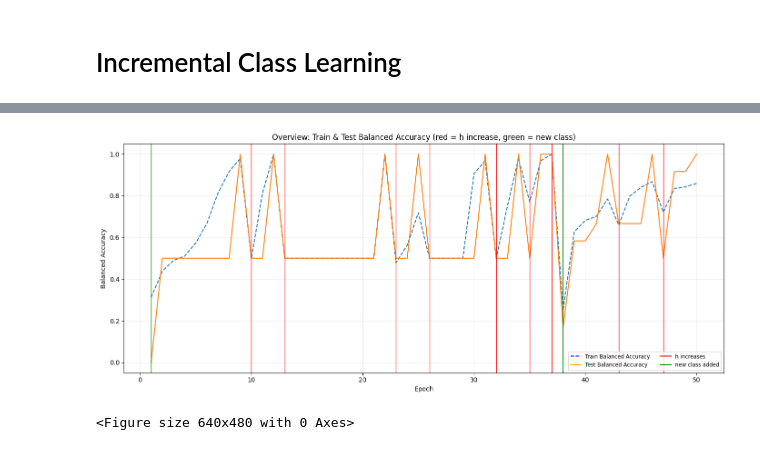
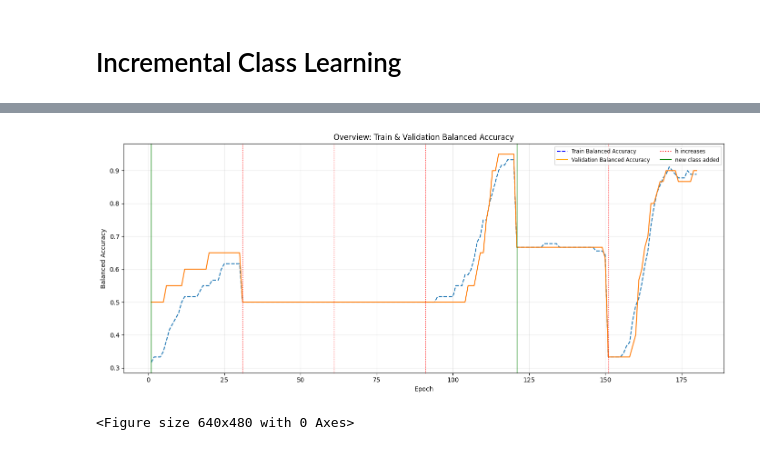
Before and after one commit to LuciaPauw/RW441Assignments, a Jupyter notebook: assignment3/iris_nn.ipynb, the cells around one changed output, grey strips where cells are left out. Cells and saved outputs as stored; diff of their text form; code cells hidden in the pictures.

```diff
--- a/assignment3/iris_nn.ipynb
+++ b/assignment3/iris_nn.ipynb
@@ -261,6 +338,6 @@ Counter({1: 80, 2: 24, 0: 16})
 # %%
 hidden_sizes = [0, 1, 2, 4, 8, 16, 32]
-epochs = 50
+epochs = 30
 results = {}
 
 SEED = 43
@@ -270,9 +347,9 @@ torch.manual_seed(SEED)
 
 for h in hidden_sizes:
     print(f"\n=== Full model with hidden_size = {h} ===")
-    train_hist, test_hist, num_epochs = tune_iris(hidden=h, output_size=3, epochs=epochs, lr=0.01,
-                                                  train_loader=train_loader, test_loader=test_loader,
+    train_hist, test_hist, num_epochs, holdout_hist = tune_iris(hidden=h, output_size=3, epochs=epochs, lr=0.001,
+                                                  train_loader=train_loader, test_loader=valid_loader,
                                                   verbose=True)
-    results[h] = {"train": train_hist, "test": test_hist, "num_epochs_used": num_epochs}
+    results[h] = {"train": train_hist, "test": test_hist, "num_epochs_used": num_epochs, "holdout": holdout_hist}
 # %% [output]
 === Full model with hidden_size = 0 ===
@@ -324,8 +435,7 @@ plt.show()
 # %% [markdown]
 # Incremental Class Learning
 # %%
-# chosen class counts: target_counts={0: 20, 1: 100, 2: 30}
-class_order = np.array([0, 2, 1])
+class_order = sorted(target_counts, key=target_counts.get)
 # %%
 # implement incremental class learning
 # 1. subset data
@@ -333,7 +443,7 @@ class_order = np.array([0, 2, 1])
 # 3. underfits? add hidden neurons and retrain
 # 4. satisfactory performance? add next class and repeat from 1
 
-def incr_class_learning(class_order, X_train, X_valid, y_train, y_valid):
+def incr_class_learning(class_order, X_train, X_valid, y_train, y_valid, test_loader):
     results = []
     hidden = 0
     for step in range(2, len(class_order)+1):
@@ -361,16 +471,16 @@ def incr_class_learning(class_order, X_train, X_valid, y_train, y_valid):
 
         # create datasets and dataloaders
         train_ds = TensorDataset(X_train_tensor, y_train_tensor)
-        test_ds = TensorDataset(X_valid_tensor, y_valid_tensor)
+        valid_ds = TensorDataset(X_valid_tensor, y_valid_tensor)
 
         train_loader = DataLoader(train_ds, batch_size=16, shuffle=True)
-        test_loader = DataLoader(test_ds, batch_size=32, shuffle=False)
+        valid_loader = DataLoader(valid_ds, batch_size=16, shuffle=False)
 
         print(f"Training on classes: {class_order[:step]}")
         print(f"Initial hidden size: {hidden}, output size: {step}")
 
         results.append({
-            "classes": class_order[:step].tolist(),
+            "classes": class_order[:step],
             "hidden_tried": [],
             "train_hist": [],
             "test_hist": []
@@ -378,14 +488,14 @@ def incr_class_learning(class_order, X_train, X_valid, y_train, y_valid):
 
         while True:
             # 2. train model on subset
-            train_hist, test_hist, _ = tune_iris(hidden=hidden, output_size=step, epochs=50, lr=0.01,
-                                              train_loader=train_loader, test_loader=test_loader,
-                                              classes_incl= iris.target_names[class_order[:step]], verbose=True)
+            train_hist, test_hist, _, _ = tune_iris(hidden=hidden, output_size=step, epochs=30, lr=0.001,
+                                              train_loader=train_loader, test_loader=valid_loader,
+                                              classes_incl= iris.target_names[class_order[:step]],
+                                            verbose=True)
             results[-1]["hidden_tried"].append(hidden)
             results[-1]["train_hist"].append(train_hist)
             results[-1]["test_hist"].append(test_hist)
 
-            # TODO fine-tune this :)
             test_acc = np.array(test_hist)[-3:].mean()
 
             # 3. if underfitting, increase hidden and retrain
@@ -397,9 +507,10 @@ def incr_class_learning(class_order, X_train, X_valid, y_train, y_valid):
                 hidden += 1
                 print(f"Underfitting detected (mean test balanced accuracy {test_acc}), increasing hidden size to {hidden}.\n")
 
+
     return results
 # %%
 np.random.seed(42)
 torch.manual_seed(42)
-results = incr_class_learning(class_order, X_train, X_test, y_train, y_test)
+results = incr_class_learning(class_order, X_train, X_test, y_train, y_test, test_loader)
 # %% [output]
@@ -461,5 +534,4 @@ for i in range(len(results)):
 # %%
-# Replace your plotting loop with this single overview plot (uses the same `results` structure)
 import matplotlib.lines as mlines
 import matplotlib.pyplot as plt
 
@@ -480,37 +552,37 @@ for step_idx, config_results in enumerate(results):
         # if this is not the first trial for this class config, a hidden-size increase happened
         if j > 0:
             h_change_epochs.append(cumulative_epoch + 1)
 
         train_acc.extend(t)
         test_acc.extend(v)
         cumulative_epoch += len(t)
 
 epochs_total = range(1, len(train_acc) + 1)
 plt.figure(figsize=(14, 6))
 plt.plot(epochs_total, train_acc, linestyle="--", label="Train Balanced Accuracy")
-plt.plot(epochs_total, test_acc, linestyle="-", label="Test Balanced Accuracy")
+plt.plot(epochs_total, test_acc, linestyle="-", label="Validation Balanced Accuracy")
 
 # vertical lines: hidden increases (red) and new class added (green)
 for xc in h_change_epochs:
-    plt.axvline(x=xc, color="red", linestyle="-", linewidth=1)
+    plt.axvline(x=xc, color="red", linestyle=":", linewidth=1)
 
 for xc in class_change_epochs:
     plt.axvline(x=xc, color="green", linestyle="-", linewidth=1)
 
 # build a clean legend (avoid duplicate axis labels)
 train_line = mlines.Line2D([], [], linestyle="--", label="Train Balanced Accuracy", color="blue")
-test_line = mlines.Line2D([], [], linestyle="-", label="Test Balanced Accuracy", color ="orange")
-h_line = mlines.Line2D([], [], color="red", linestyle="-", label="h increases")
+test_line = mlines.Line2D([], [], linestyle="-", label="Validation Balanced Accuracy", color ="orange")
+h_line = mlines.Line2D([], [], color="red", linestyle=":", label="h increases")
 c_line = mlines.Line2D([], [], color="green", linestyle="-", label="new class added")
 plt.legend(handles=[train_line, test_line, h_line, c_line], ncol=2, fontsize="small")
 
 plt.xlabel("Epoch")
 plt.ylabel("Balanced Accuracy")
-plt.title("Overview: Train & Test Balanced Accuracy (red = h increase, green = new class)")
+plt.title("Overview: Train & Validation Balanced Accuracy")
 plt.grid(alpha=0.25)
 plt.tight_layout()
 plt.show()
 plt.savefig("iris_inc.png")
 # %% [output]
-[figure, old version]
+[figure, new version]
 <Figure size 640x480 with 0 Axes>
```
Also changed, not shown: parts of 19 cells of this notebook, 10 other files.
